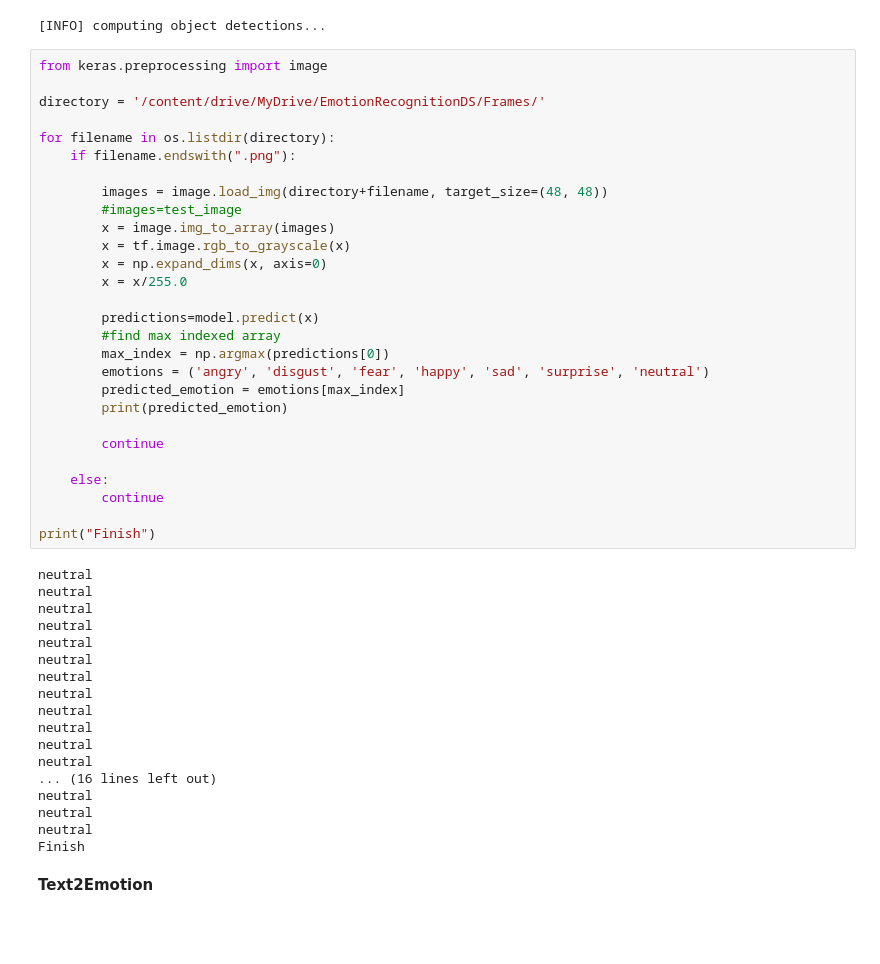
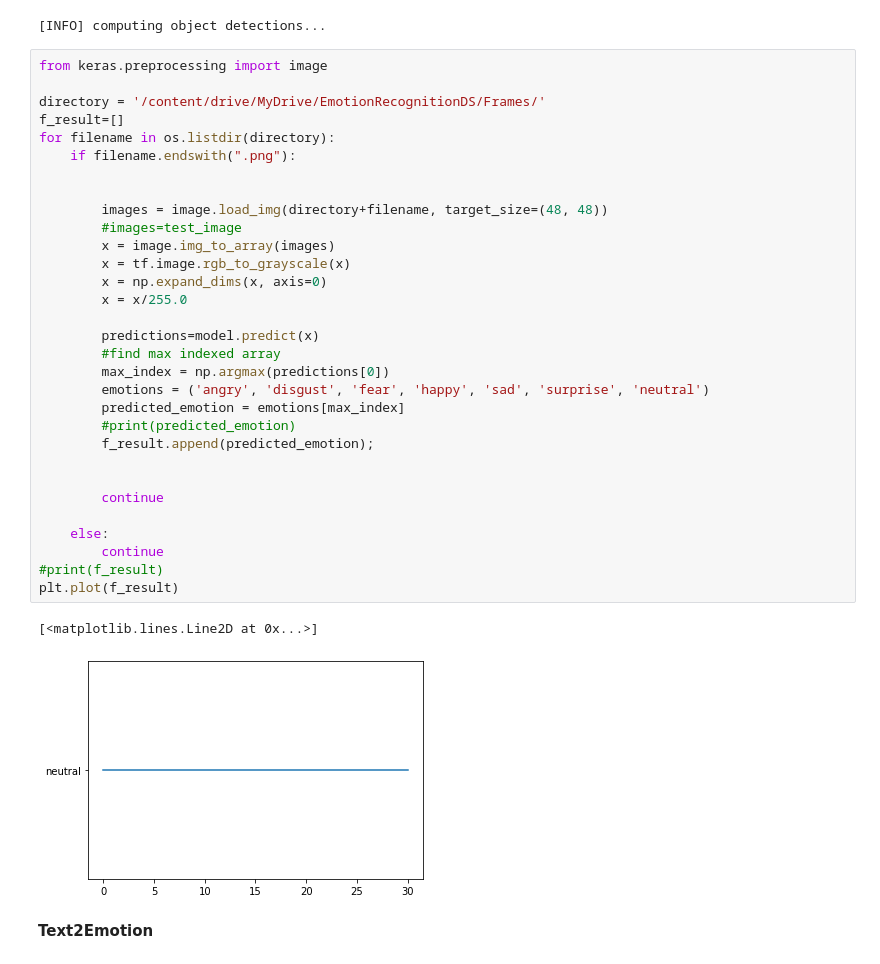
Before and after one commit to Tuurash/SentimentRecognition, a Jupyter notebook: EmotionDetectionMerged_Final.ipynb, the cells around one changed output. Drawn from its saved outputs; the diff is of its cells as text; blank space fills up the shorter version.

```diff
--- a/EmotionDetectionMerged_Final.ipynb
+++ b/EmotionDetectionMerged_Final.ipynb
@@ -399,49 +399,37 @@ detections = net.forward()
 # %%
 from keras.preprocessing import image
 
 directory = '/content/drive/MyDrive/EmotionRecognitionDS/Frames/'
-
+f_result=[]
 for filename in os.listdir(directory):
     if filename.endswith(".png"):
+
 
         images = image.load_img(directory+filename, target_size=(48, 48))
         #images=test_image
         x = image.img_to_array(images)
         x = tf.image.rgb_to_grayscale(x)
         x = np.expand_dims(x, axis=0)
         x = x/255.0
 
         predictions=model.predict(x)
         #find max indexed array
         max_index = np.argmax(predictions[0])
         emotions = ('angry', 'disgust', 'fear', 'happy', 'sad', 'surprise', 'neutral')
         predicted_emotion = emotions[max_index]
-        print(predicted_emotion)
+        #print(predicted_emotion)
+        f_result.append(predicted_emotion);
+
 
         continue
 
     else:
         continue
-
-print("Finish")
+#print(f_result)
+plt.plot(f_result)
 # %% [output]
-neutral
-neutral
-neutral
-neutral
-neutral
-neutral
-neutral
-neutral
-neutral
-neutral
-neutral
-neutral
-... (16 lines left out)
-neutral
-neutral
-neutral
-Finish
+[<matplotlib.lines.Line2D at 0x...>]
+[figure, added]
 # %% [markdown]
 **Text2Emotion**
 # %%
```
Also changed, not shown: parts of 1 cell of this notebook.
